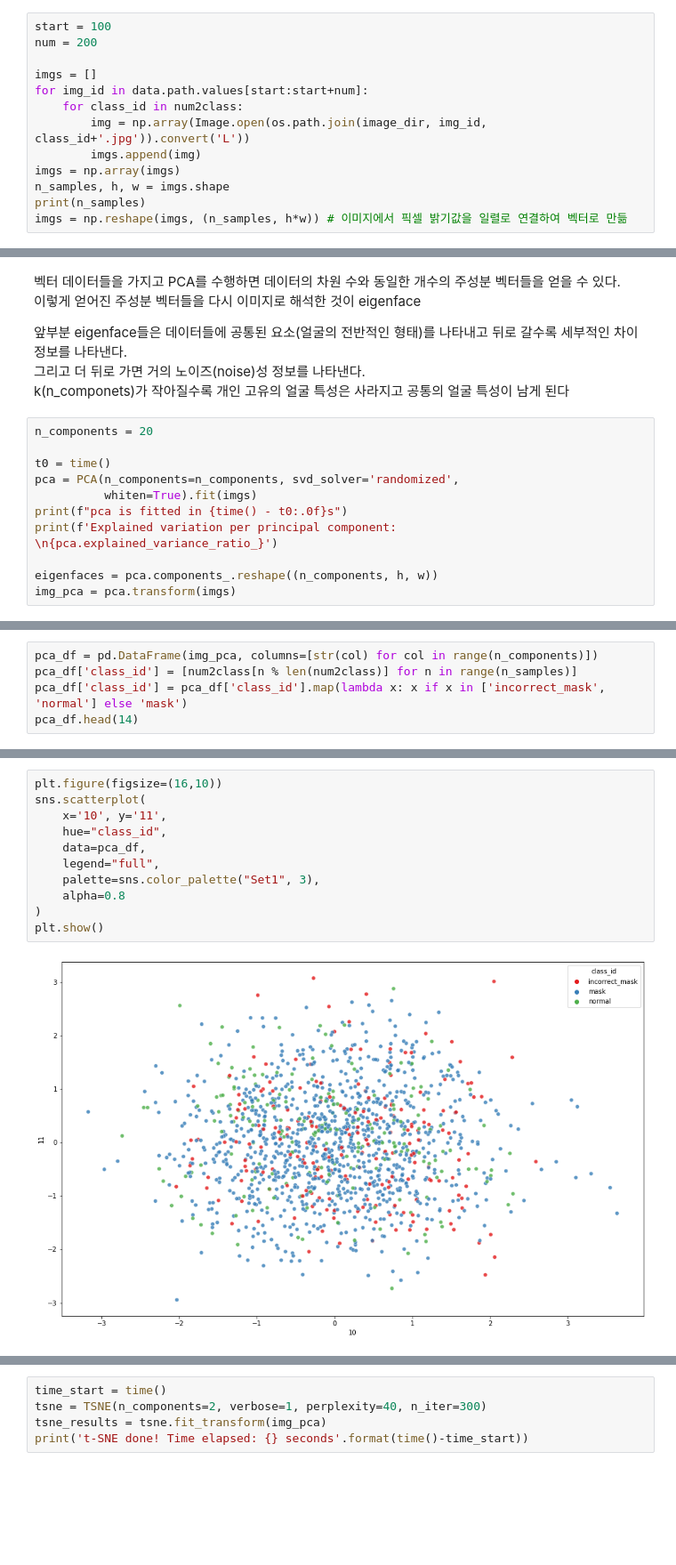
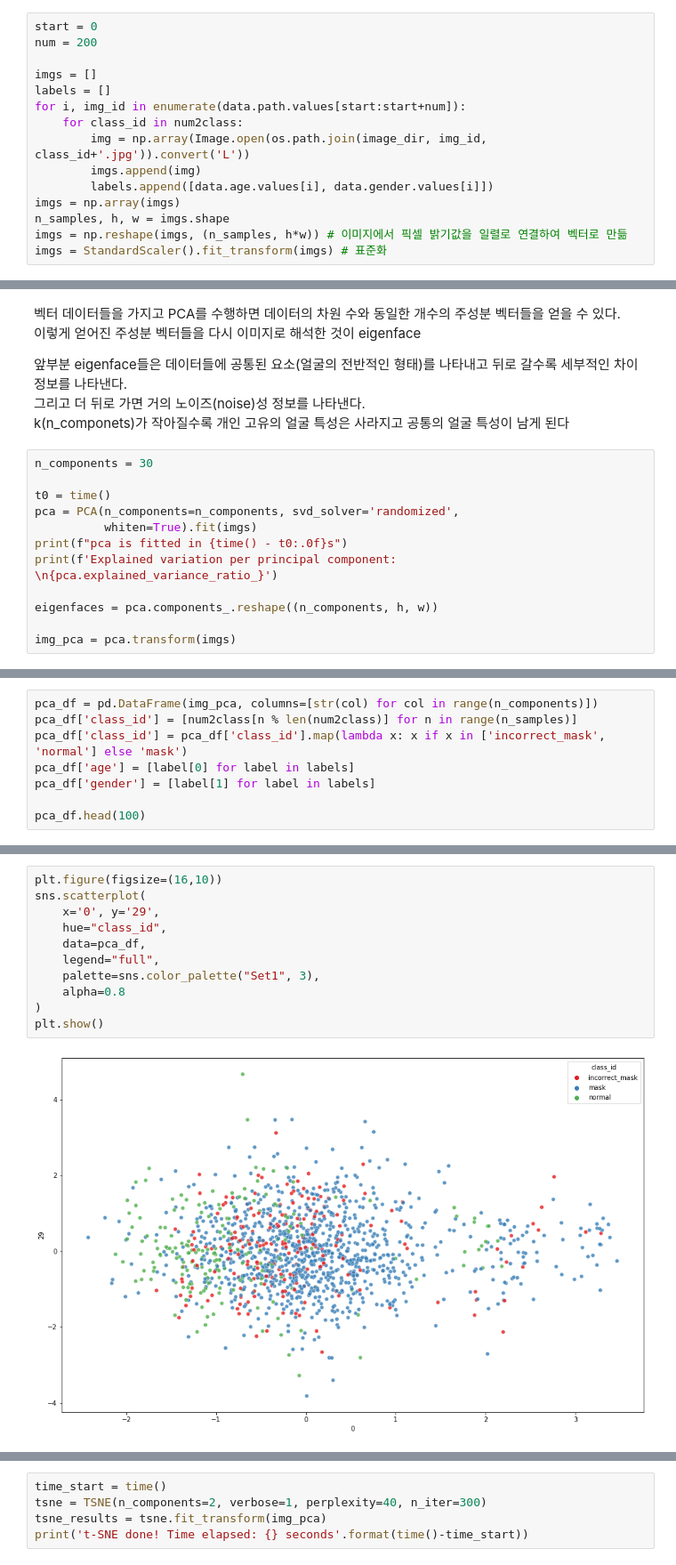
Before and after one commit to boostcampaitech4cv3/level1_imageclassification_cv-level1-cv-20, a Jupyter notebook: EDA/EDA_v1_jjy.ipynb, the cells around one changed output, grey strips where cells are left out. Shown at 89% size. Saved outputs shown, nothing was run; the diff lists cells and outputs as text; blank space fills up the shorter version.

```diff
--- a/EDA/EDA_v1_jjy.ipynb
+++ b/EDA/EDA_v1_jjy.ipynb
@@ -200,13 +201,15 @@ from sklearn.decomposition import PCA
 # %%
-start = 100
+start = 0
 num = 200
 
 imgs = []
-for img_id in data.path.values[start:start+num]:
+labels = []
+for i, img_id in enumerate(data.path.values[start:start+num]):
     for class_id in num2class:
         img = np.array(Image.open(os.path.join(image_dir, img_id, class_id+'.jpg')).convert('L'))
         imgs.append(img)
+        labels.append([data.age.values[i], data.gender.values[i]])
 imgs = np.array(imgs)
 n_samples, h, w = imgs.shape
-print(n_samples)
 imgs = np.reshape(imgs, (n_samples, h*w)) # 이미지에서 픽셀 밝기값을 일렬로 연결하여 벡터로 만듦
+imgs = StandardScaler().fit_transform(imgs) # 표준화
@@ -221,7 +222,7 @@ imgs = np.reshape(imgs, (n_samples, h*w)) # 이미지에서 픽셀 밝기값을
 그리고 더 뒤로 가면 거의 노이즈(noise)성 정보를 나타낸다.
 k(n_componets)가 작아질수록 개인 고유의 얼굴 특성은 사라지고 공통의 얼굴 특성이 남게 된다
 # %%
-n_components = 20
+n_components = 30
 
 t0 = time()
 pca = PCA(n_components=n_components, svd_solver='randomized',
@@ -230,5 +231,6 @@ print(f"pca is fitted in {time() - t0:.0f}s")
 print(f'Explained variation per principal component: \n{pca.explained_variance_ratio_}')
 
 eigenfaces = pca.components_.reshape((n_components, h, w))
+
 img_pca = pca.transform(imgs)
 # %% [output]
@@ -242,6 +253,9 @@ Explained variation per principal component:
 pca_df = pd.DataFrame(img_pca, columns=[str(col) for col in range(n_components)])
 pca_df['class_id'] = [num2class[n % len(num2class)] for n in range(n_samples)]
 pca_df['class_id'] = pca_df['class_id'].map(lambda x: x if x in ['incorrect_mask', 'normal'] else 'mask')
-pca_df.head(14)
+pca_df['age'] = [label[0] for label in labels]
+pca_df['gender'] = [label[1] for label in labels]
+
+pca_df.head(100)
 # %% [output]
 |  | 0 | 1 | 2 | 3 | 4 | 5 | 6 | 7 | 8 | 9 | ... | ... |
@@ -263,13 +274,13 @@ pca_df.head(14)
 # %%
 plt.figure(figsize=(16,10))
 sns.scatterplot(
-    x='10', y='11',
+    x='0', y='29',
     hue="class_id",
     data=pca_df,
     legend="full",
     palette=sns.color_palette("Set1", 3),
     alpha=0.8
 )
 plt.show()
 # %% [output]
-[figure, old version]
+[figure, new version]
```
Also changed, not shown: parts of 8 cells of this notebook.
